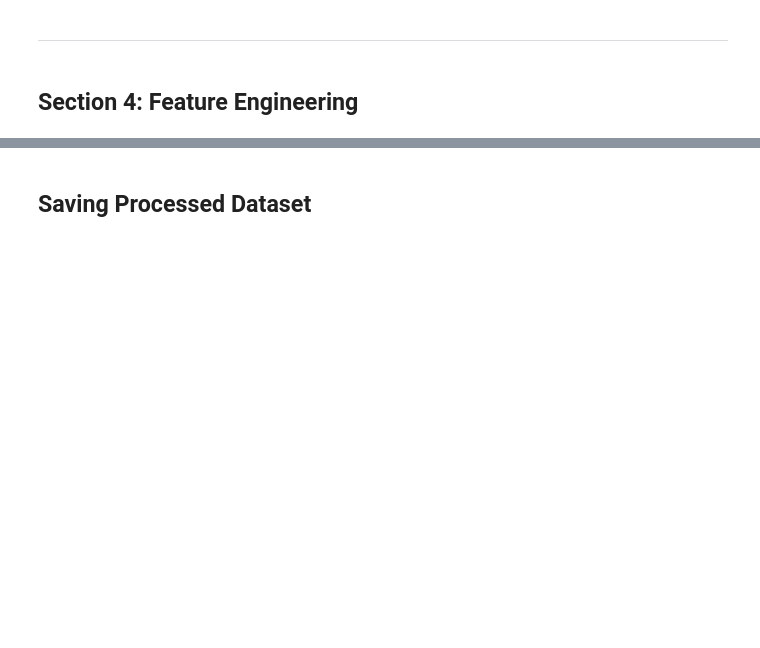
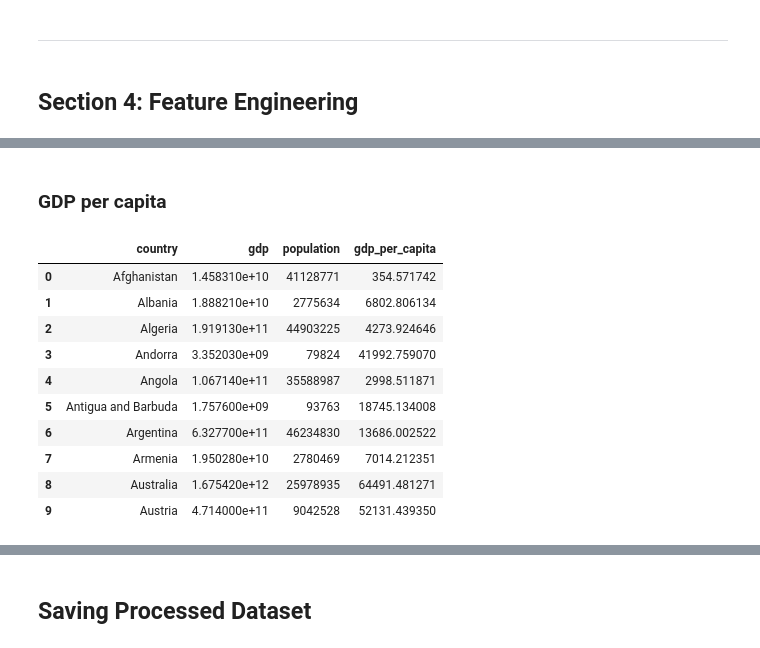
Before and after one commit to Pratham-bit800/countries-eda-project, a Jupyter notebook: notebooks/01_global_countries_eda.ipynb, the cells around one changed output, grey strips where cells are left out. Drawn from its saved outputs; the diff is of its cells as text; code cells hidden in the pictures; blank space fills up the shorter version.

```diff
--- a/notebooks/01_global_countries_eda.ipynb
+++ b/notebooks/01_global_countries_eda.ipynb
@@ -199,0 +215,17 @@ df[["country", "population_density"]]
+# %% [markdown]
+### GDP per capita
+# %%
+df["gdp_per_capita"] = df["gdp"] / df["population"]
+df[["country", "gdp", "population", "gdp_per_capita"]].head(10)
+# %% [output]
+|  | country | gdp | population | gdp_per_capita |
+| 0 | Afghanistan | 1.458310e+10 | 41128771 | 354.571742 |
+| 1 | Albania | 1.888210e+10 | 2775634 | 6802.806134 |
+| 2 | Algeria | 1.919130e+11 | 44903225 | 4273.924646 |
+| 3 | Andorra | 3.352030e+09 | 79824 | 41992.759070 |
+| 4 | Angola | 1.067140e+11 | 35588987 | 2998.511871 |
+| 5 | Antigua and Barbuda | 1.757600e+09 | 93763 | 18745.134008 |
+| 6 | Argentina | 6.327700e+11 | 46234830 | 13686.002522 |
+| 7 | Armenia | 1.950280e+10 | 2780469 | 7014.212351 |
+| 8 | Australia | 1.675420e+12 | 25978935 | 64491.481271 |
+| 9 | Austria | 4.714000e+11 | 9042528 | 52131.439350 |
```
Also changed, not shown: parts of 11 cells of this notebook, 2 other files.
